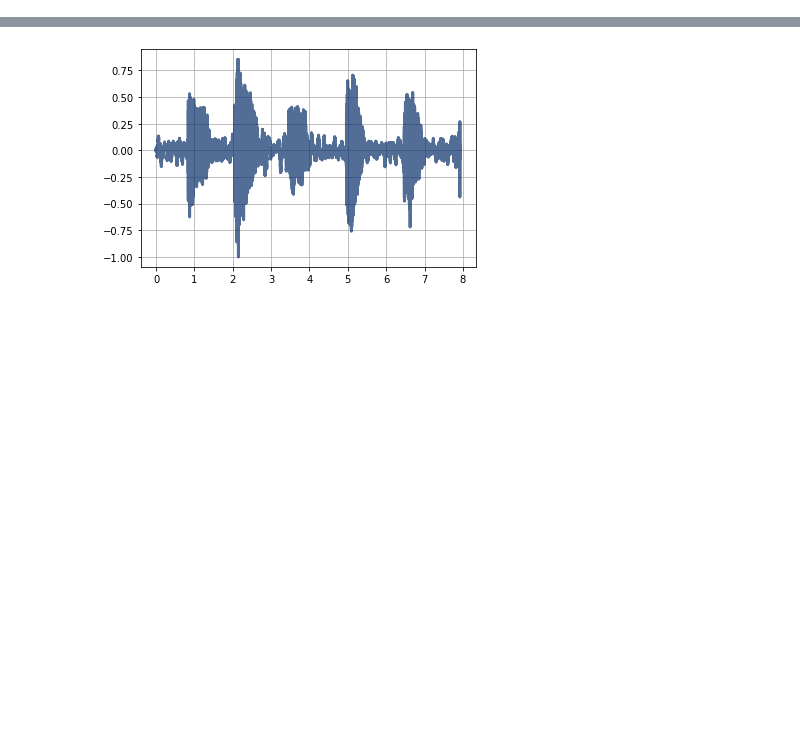
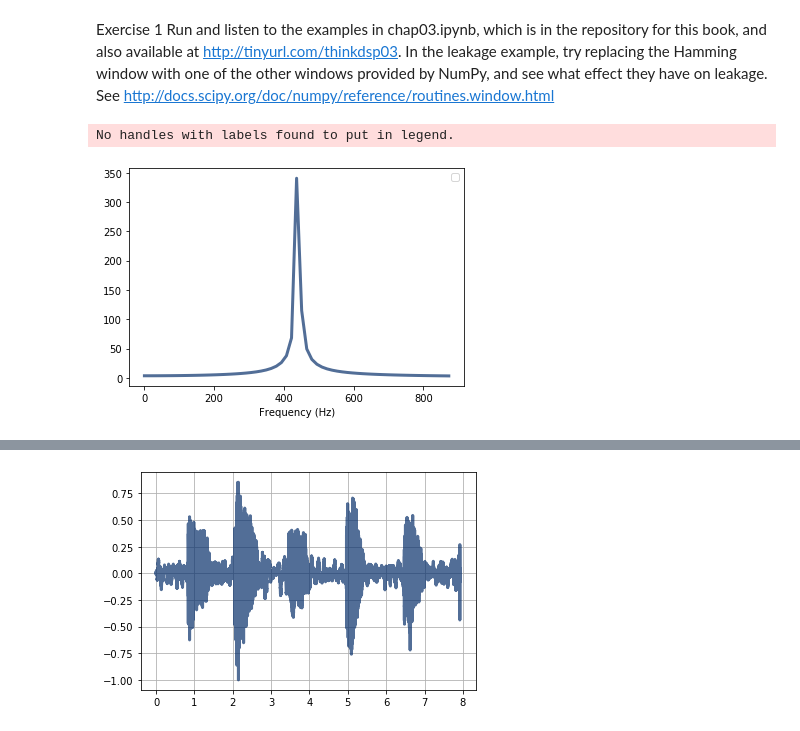
Before and after one commit to Tweety1210/dsphw2020, a Jupyter notebook: ch3hw.ipynb, the cells around one changed output, grey strips where cells are left out. Saved outputs shown, nothing was run; the diff lists cells and outputs as text; code cells hidden in the pictures; blank space fills up the shorter version.

```diff
--- a/ch3hw.ipynb
+++ b/ch3hw.ipynb
@@ -3,0 +1,30 @@
+# %% [markdown]
+Exercise 1 Run and listen to the examples in chap03.ipynb, which is in the repository for this book, and also available at http://tinyurl.com/thinkdsp03.
+In the leakage example, try replacing the Hamming window with one of the other windows provided by NumPy, and see what effect they have on leakage. See http://docs.scipy.org/doc/numpy/reference/routines.window.html
+# %%
+from __future__ import print_function, division
+
+%matplotlib inline
+#%pip install thinkx
+import numpy as np
+
+import thinkdsp
+import thinkplot
+
+import warnings
+warnings.filterwarnings('ignore')
+
+from IPython.html.widgets import interact, fixed
+from IPython.display import display
+
+
+signal = thinkdsp.SinSignal(freq=440)
+duration = signal.period * 30.25
+wave = signal.make_wave(duration)
+spectrum = wave.make_spectrum()
+
+spectrum.plot(high=880)
+thinkplot.config(xlabel='Frequency (Hz)')
+# %% [output]
+No handles with labels found to put in legend.
+[figure, added]
```
Also changed, not shown: parts of 21 cells of this notebook.
